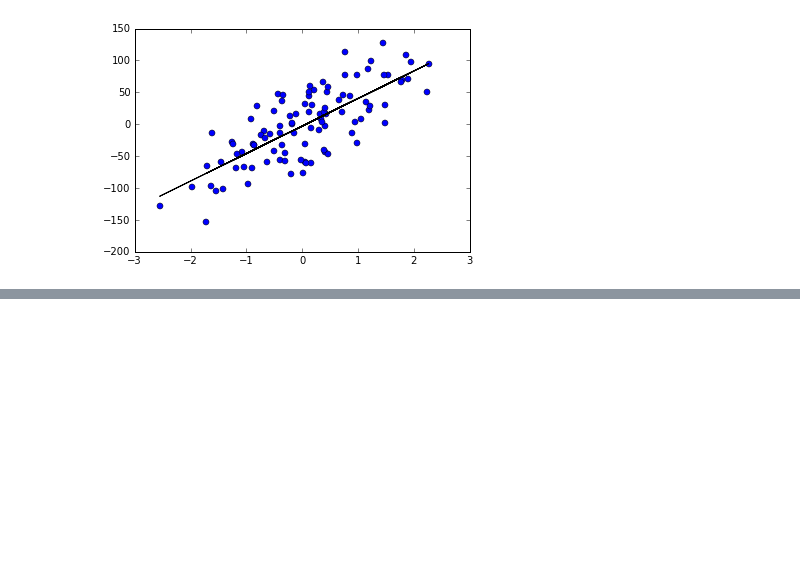
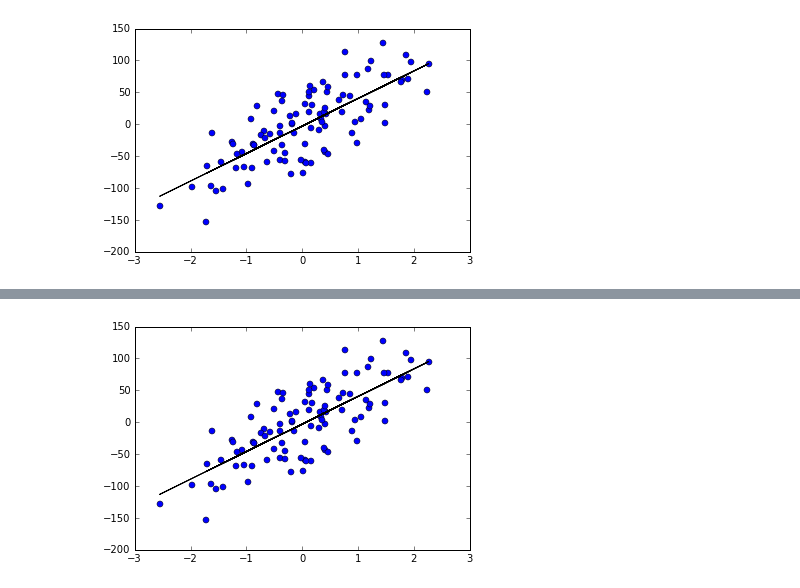
Before and after one commit to jgerardsimcock/ideas, a Jupyter notebook: logistic_GD.ipynb, the cells around one changed output, grey strips where cells are left out. Drawn from its saved outputs; the diff is of its cells as text; code cells hidden in the pictures; blank space fills up the shorter version.

```diff
--- a/logistic_GD.ipynb
+++ b/logistic_GD.ipynb
@@ -91,0 +105,12 @@ plt.show()
+# %%
+x, y = make_regression(n_samples=100, n_features=1, n_informative=1,
+                        random_state=0, noise=35)
+# %%
+m, n = np.shape(x)
+x = np.c_[ np.ones(m), x] # insert column
+alpha = 0.01 # learning rate
+theta = gradient_descent_two(alpha, x, y, 1000)
+
+#run gradient descent and get intercept(theta0) and slope(theta1)
+#theta0, theta1 = gradient_descent_two(alpha, x,y,1000)
+#print ('theta0 = %s theta1 = %s') %(theta0, theta1)
@@ -91,0 +135,9 @@ plt.show()
+# %%
+for i in range(x.shape[1]):
+    y_predict = theta[0] + theta[1]*x
+plt.plot(x[:,1],y,'o')
+plt.plot(x,y_predict,'k-')
+plt.show()
+    #print "Done!
+# %% [output]
+[figure, added]
```
Also changed, not shown: parts of 2 cells of this notebook.
